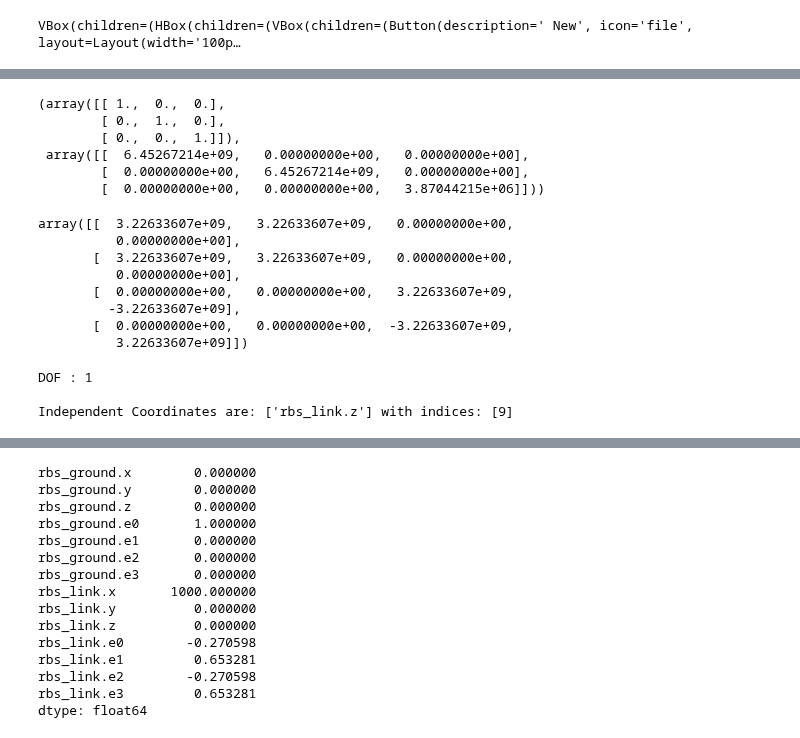
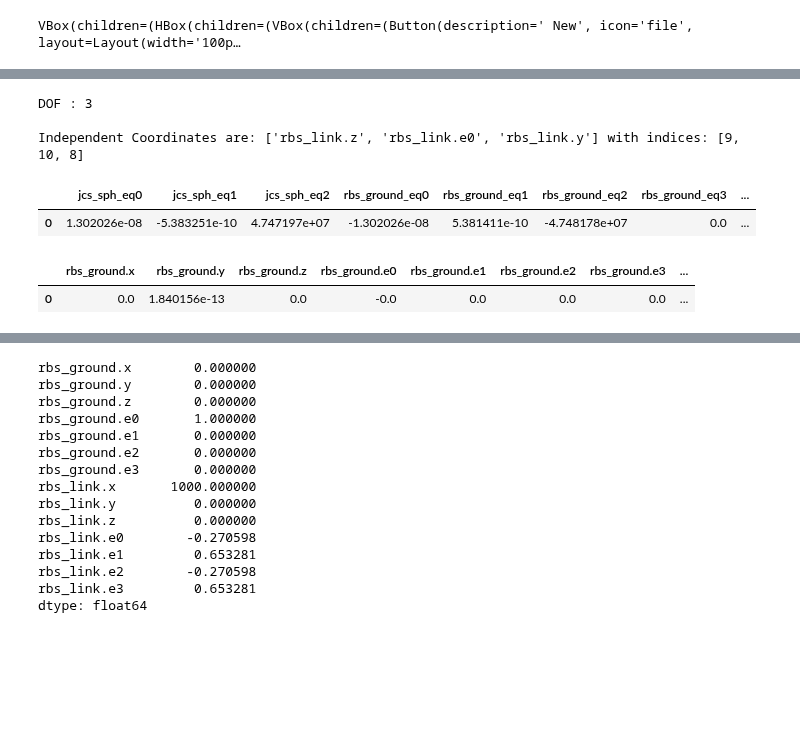
Before and after one commit to khaledghobashy/asurt_cdt, a Jupyter notebook: models/fourbar/fourbar.ipynb, the cells around one changed output, grey strips where cells are left out. Drawn from its saved outputs; the diff is of its cells as text; code cells hidden in the pictures; blank space fills up the shorter version.

```diff
--- a/models/fourbar/fourbar.ipynb
+++ b/models/fourbar/fourbar.ipynb
@@ -469,28 +445,0 @@ def principle_inertia(J):
-# %%
-principle_inertia(m.bodies['rbs_link'].J)
-# %% [output]
-(array([[ 1.,  0.,  0.],
-        [ 0.,  1.,  0.],
-        [ 0.,  0.,  1.]]),
- array([[  6.45267214e+09,   0.00000000e+00,   0.00000000e+00],
-        [  0.00000000e+00,   6.45267214e+09,   0.00000000e+00],
-        [  0.00000000e+00,   0.00000000e+00,   3.87044215e+06]]))
-# %%
-a = np.array([[0,-1,0],
-              [0, 0,1],
-              [1,0, 0]])
-dcm2ep(a)
-Jthin_rod = np.array([[  6.45267214e+09,   0.00000000e+00,   0.00000000e+00],
-        [  0.00000000e+00,   6.45267214e+09,   0.00000000e+00],
-        [  0.00000000e+00,   0.00000000e+00,   0]])
-Jp=G([ 0.5, -0.5, -0.5, -0.5]).T@Jthin_rod@G([ 0.5, -0.5, -0.5, -0.5])
-Jp
-# %% [output]
-array([[  3.22633607e+09,   3.22633607e+09,   0.00000000e+00,
-          0.00000000e+00],
-       [  3.22633607e+09,   3.22633607e+09,   0.00000000e+00,
-          0.00000000e+00],
-       [  0.00000000e+00,   0.00000000e+00,   3.22633607e+09,
-         -3.22633607e+09],
-       [  0.00000000e+00,   0.00000000e+00,  -3.22633607e+09,
-          3.22633607e+09]])
@@ -549,7 +494,6 @@ print('Independent Coordinates are: %s with indices: %s \n'%(qstr,qind_index))
 
 Qv = np.concatenate(Cf(Cv,q=q0.values,qd=qd0.values))
 Qg = np.concatenate(Gf(Gv))
-Qg[2]=0
 Qt = (Qv+Qg)
 Qd = np.concatenate(Af(Av,q=q0.values,qd=qd0.values))
 
@@ -582,9 +526,17 @@ Cqi = Cqp[:,-dof:]
 
 qdd_d = (perm_matrix@qdd0n)[:-dof]
 # %% [output]
-DOF : 1
+DOF : 3
 
-Independent Coordinates are: ['rbs_link.z'] with indices: [9]
+Independent Coordinates are: ['rbs_link.z', 'rbs_link.e0', 'rbs_link.y'] with indices: [9, 10, 8]
+# %%
+ipy.display.display(pd.DataFrame(lamda_df))
+ipy.display.display(pd.DataFrame(acceleration_df))
+# %% [output]
+|  | jcs_sph_eq0 | jcs_sph_eq1 | jcs_sph_eq2 | rbs_ground_eq0 | rbs_ground_eq1 | rbs_ground_eq2 | rbs_ground_eq3 | ... |
+| 0 | 1.302026e-08 | -5.383251e-10 | 4.747197e+07 | -1.302026e-08 | 5.381411e-10 | -4.748178e+07 | 0.0 | ... |
+|  | rbs_ground.x | rbs_ground.y | rbs_ground.z | rbs_ground.e0 | rbs_ground.e1 | rbs_ground.e2 | rbs_ground.e3 | ... |
+| 0 | 0.0 | 1.840156e-13 | 0.0 | -0.0 | 0.0 | 0.0 | 0.0 | ... |
 # %%
 Mp  = perm_matrix@M@perm_matrix.T
 Mii = Mp[-dof:,-dof:]
```
Also changed, not shown: parts of 20 cells of this notebook, 2 other files.
